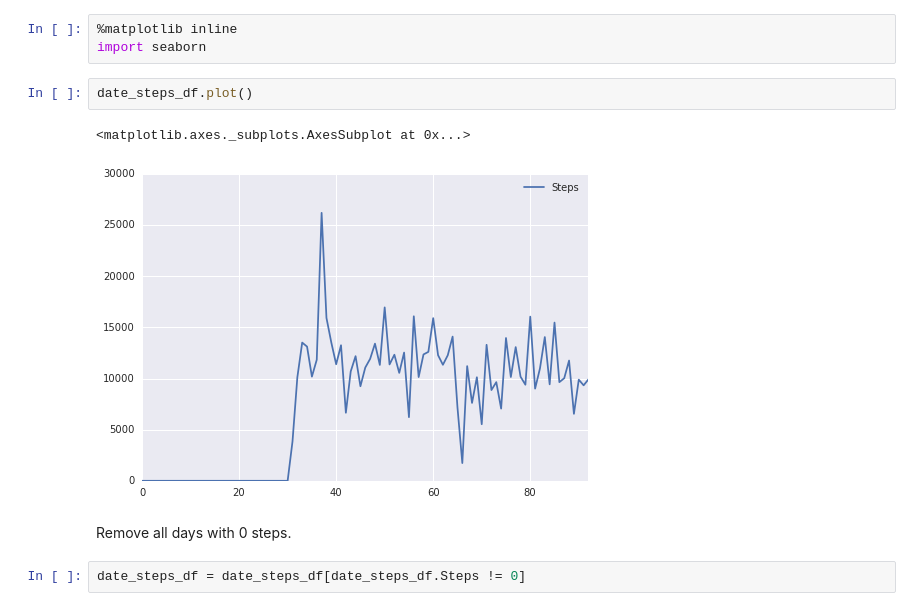
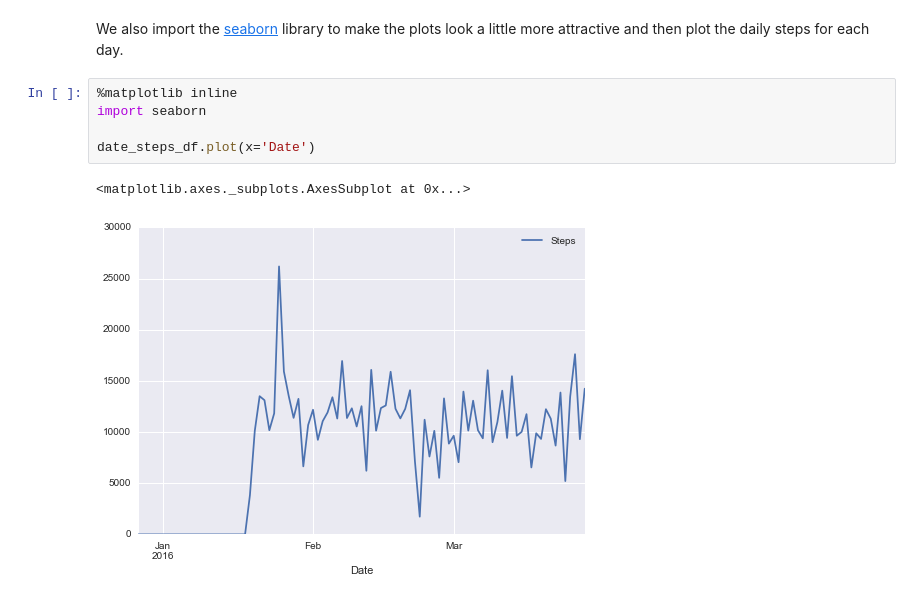
Before and after one commit to JungeAlexander/fitbit-data, a Jupyter notebook: Fitbit-data-02.ipynb, the cells around one changed output. Saved outputs shown, nothing was run; the diff lists cells and outputs as text.

Commit message:
Finalize Step 2 - Cleaning step and sleep data and looking for trends

```diff
--- a/Fitbit-data-02.ipynb
+++ b/Fitbit-data-02.ipynb
@@ -40,12 +50,10 @@ date_steps_df.tail()
+# %% [markdown]
+We also import the [seaborn](https://stanford.edu/~mwaskom/software/seaborn/) library to make the plots look a little more attractive and then plot the daily steps for each day.
 # %%
 %matplotlib inline
 import seaborn
+
+date_steps_df.plot(x='Date')
+# %% [output]
+<matplotlib.axes._subplots.AxesSubplot at 0x...>
+[figure, added]
-# %%
-date_steps_df.plot()
-# %% [output]
-<matplotlib.axes._subplots.AxesSubplot at 0x...>
-[figure, removed]
-# %% [markdown]
-Remove all days with 0 steps.
-# %%
-date_steps_df = date_steps_df[date_steps_df.Steps != 0]
```
Also changed, not shown: parts of 29 cells of this notebook.
